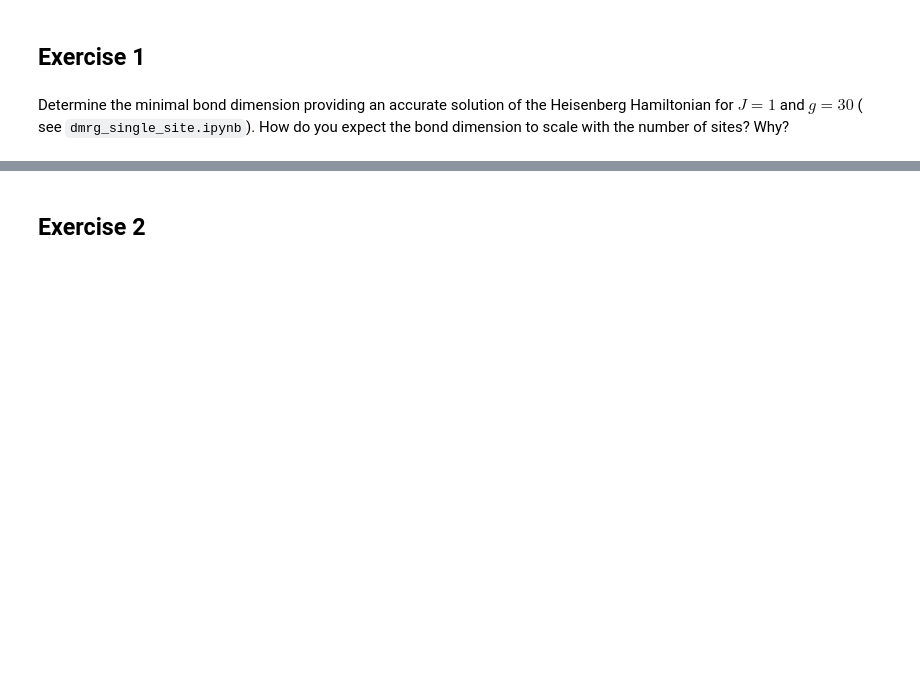
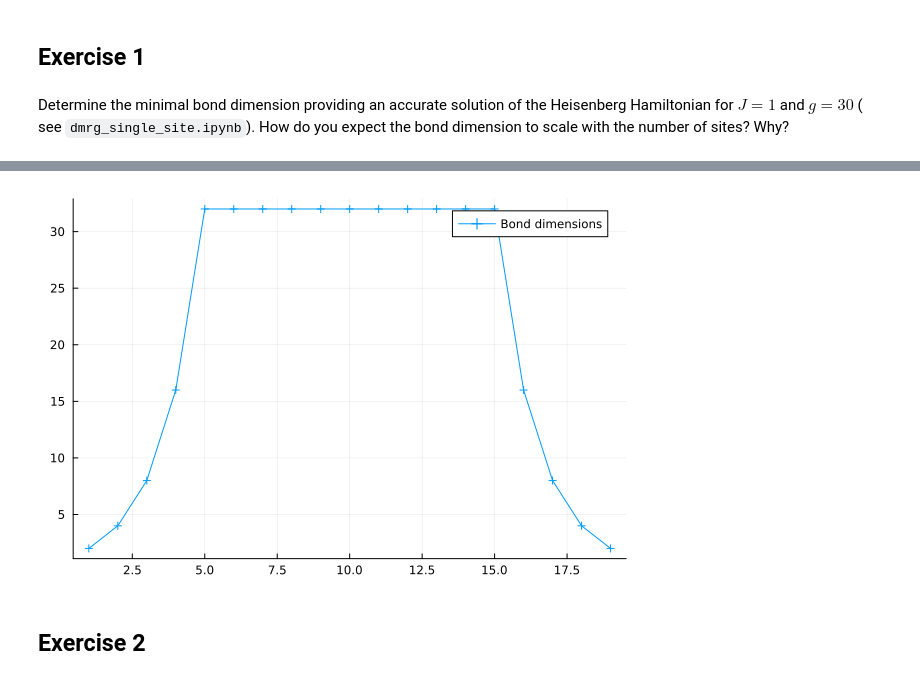
Before and after one commit to MariusSchaeuble/TN_Notebooks, a Jupyter notebook: Lecture5/exercises_week_5.ipynb, the cells around one changed output, grey strips where cells are left out. Saved outputs shown, nothing was run; the diff lists cells and outputs as text; code cells hidden in the pictures; blank space fills up the shorter version.

```diff
--- a/Lecture5/exercises_week_5.ipynb
+++ b/Lecture5/exercises_week_5.ipynb
@@ -5,3 +20,6 @@ In all the exercises, consider a system of $n=20$ spin $1/2$ particles, unless o
+# %%
+nn = 20
+system = siteinds("S=1/2", nn);
 # %% [markdown]
 ## Exercise 1
 # %% [markdown]
@@ -9,3 +190,8 @@ Determine the minimal bond dimension providing an accurate solution of the Heise
+# %%
+bondDims=[linkdim(bestState, k) for k in 1:N-1]
+plot(bondDims, marker=:+, label="Bond dimensions")
+# %% [output]
+[figure, added]
 # %% [markdown]
 ## Exercise 2
 # %% [markdown]
```
Also changed, not shown: parts of 5 cells of this notebook, 3 other files.
